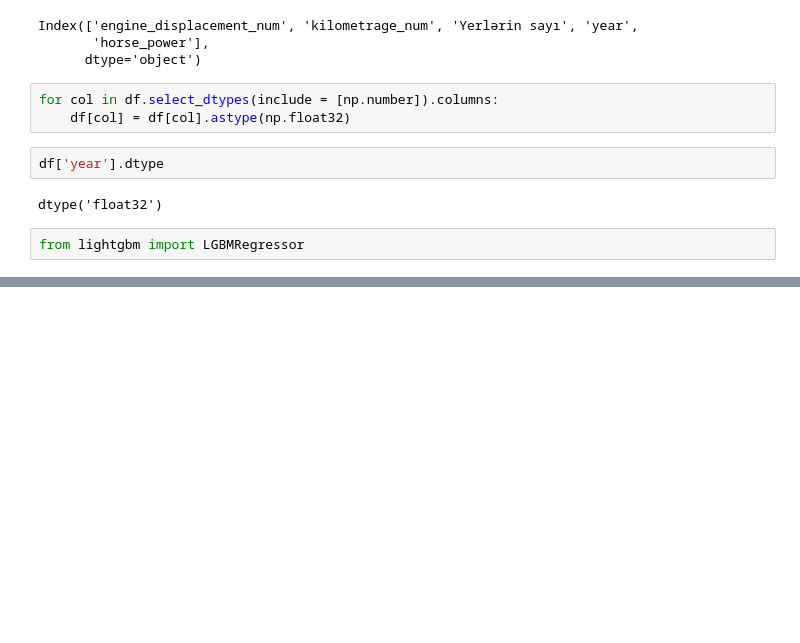
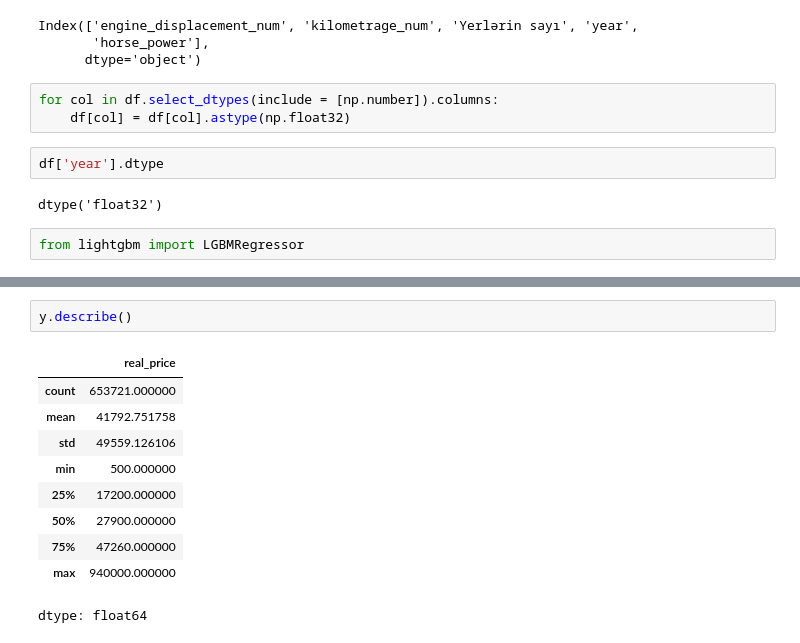
Before and after one commit to qonca/traditional_ml, a Jupyter notebook: turbo_az.ipynb, the cells around one changed output, grey strips where cells are left out. Saved outputs shown, nothing was run; the diff lists cells and outputs as text; blank space fills up the shorter version.

```diff
--- a/turbo_az.ipynb
+++ b/turbo_az.ipynb
@@ -1220,0 +1220,13 @@ full_pipeline.score(X_test, y_test)
+# %%
+y.describe()
+# %% [output]
+|  | real_price |
+| count | 653721.000000 |
+| mean | 41792.751758 |
+| std | 49559.126106 |
+| min | 500.000000 |
+| 25% | 17200.000000 |
+| 50% | 27900.000000 |
+| 75% | 47260.000000 |
+| max | 940000.000000 |
+dtype: float64
```
Also changed, not shown: parts of 9 cells of this notebook.
